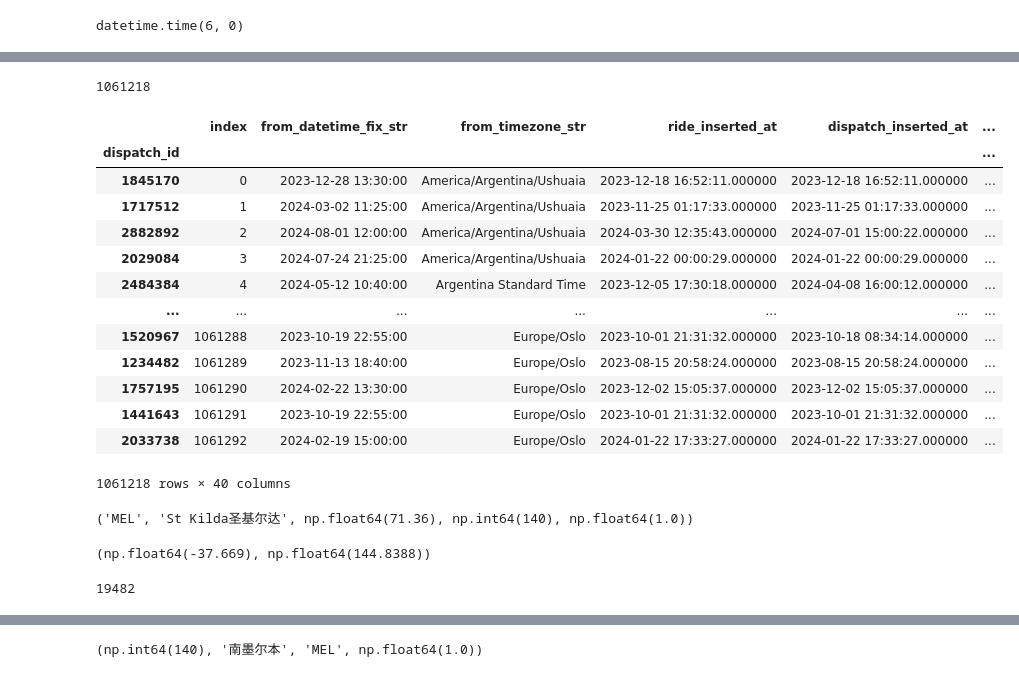
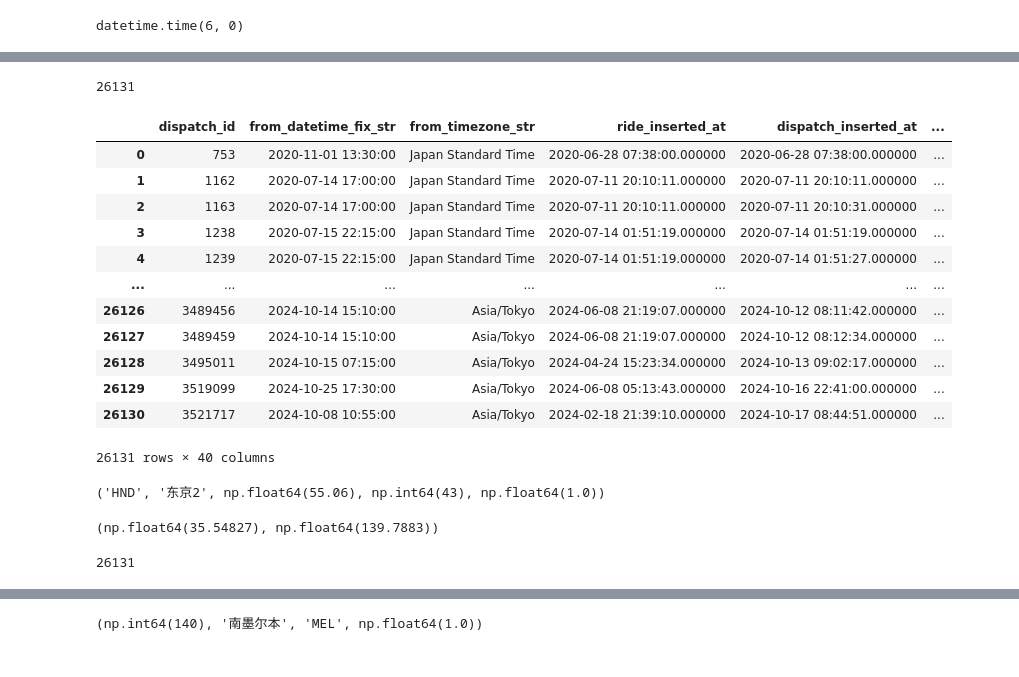
Before and after one commit to Binjian/pricing, a Jupyter notebook: nbs/01.data.database.processing.sql3.ipynb, the cells around one changed output, grey strips where cells are left out. Drawn from its saved outputs; the diff is of its cells as text; code cells hidden in the pictures.

```diff
--- a/nbs/01.data.database.processing.sql3.ipynb
+++ b/nbs/01.data.database.processing.sql3.ipynb
@@ -798,29 +835,29 @@ df_service_areas_fix
 793 rows × 59 columns
 # %%
-dispatch_routes_t = Table('dispatch_feature_routes_2324_sa_fix', sql_metadata2, autoload_with=sql_eng2)
-total_rows = sql_session2.query(dispatch_routes_t).count()
+# dispatch_routes_t = Table('dispatch_feature_routes_2324_sa_fix', sql_metadata, autoload_with=sql_eng)
+dispatch_routes_t = Table('dispatch_feature_routes_tokyo', sql_metadata, autoload_with=sql_eng)
+total_rows = sql_session.query(dispatch_routes_t).count()
 print(total_rows)
 # %% [output]
-1061218
+26131
 # %%
 
-df_dispatch_routes = pd.read_sql(select(dispatch_routes_t), sql_conn2, index_col='dispatch_id')  #sqlite3
+df_dispatch_routes = pd.read_sql(select(dispatch_routes_t), sql_conn) # index_col='dispatch_id')  #sqlite3
 df_dispatch_routes
 # %% [output]
-|  | index | from_datetime_fix_str | from_timezone_str | ride_inserted_at | dispatch_inserted_at | ... |
-| dispatch_id |  |  |  |  |  | ... |
-| 1845170 | 0 | 2023-12-28 13:30:00 | America/Argentina/Ushuaia | 2023-12-18 16:52:11.000000 | 2023-12-18 16:52:11.000000 | ... |
-| 1717512 | 1 | 2024-03-02 11:25:00 | America/Argentina/Ushuaia | 2023-11-25 01:17:33.000000 | 2023-11-25 01:17:33.000000 | ... |
-| 2882892 | 2 | 2024-08-01 12:00:00 | America/Argentina/Ushuaia | 2024-03-30 12:35:43.000000 | 2024-07-01 15:00:22.000000 | ... |
-| 2029084 | 3 | 2024-07-24 21:25:00 | America/Argentina/Ushuaia | 2024-01-22 00:00:29.000000 | 2024-01-22 00:00:29.000000 | ... |
-| 2484384 | 4 | 2024-05-12 10:40:00 | Argentina Standard Time | 2023-12-05 17:30:18.000000 | 2024-04-08 16:00:12.000000 | ... |
+|  | dispatch_id | from_datetime_fix_str | from_timezone_str | ride_inserted_at | dispatch_inserted_at | ... |
+| 0 | 753 | 2020-11-01 13:30:00 | Japan Standard Time | 2020-06-28 07:38:00.000000 | 2020-06-28 07:38:00.000000 | ... |
+| 1 | 1162 | 2020-07-14 17:00:00 | Japan Standard Time | 2020-07-11 20:10:11.000000 | 2020-07-11 20:10:11.000000 | ... |
+| 2 | 1163 | 2020-07-14 17:00:00 | Japan Standard Time | 2020-07-11 20:10:11.000000 | 2020-07-11 20:10:31.000000 | ... |
+| 3 | 1238 | 2020-07-15 22:15:00 | Japan Standard Time | 2020-07-14 01:51:19.000000 | 2020-07-14 01:51:19.000000 | ... |
+| 4 | 1239 | 2020-07-15 22:15:00 | Japan Standard Time | 2020-07-14 01:51:19.000000 | 2020-07-14 01:51:27.000000 | ... |
 | ... | ... | ... | ... | ... | ... | ... |
-| 1520967 | 1061288 | 2023-10-19 22:55:00 | Europe/Oslo | 2023-10-01 21:31:32.000000 | 2023-10-18 08:34:14.000000 | ... |
-| 1234482 | 1061289 | 2023-11-13 18:40:00 | Europe/Oslo | 2023-08-15 20:58:24.000000 | 2023-08-15 20:58:24.000000 | ... |
-| 1757195 | 1061290 | 2024-02-22 13:30:00 | Europe/Oslo | 2023-12-02 15:05:37.000000 | 2023-12-02 15:05:37.000000 | ... |
-| 1441643 | 1061291 | 2023-10-19 22:55:00 | Europe/Oslo | 2023-10-01 21:31:32.000000 | 2023-10-01 21:31:32.000000 | ... |
-| 2033738 | 1061292 | 2024-02-19 15:00:00 | Europe/Oslo | 2024-01-22 17:33:27.000000 | 2024-01-22 17:33:27.000000 | ... |
+| 26126 | 3489456 | 2024-10-14 15:10:00 | Asia/Tokyo | 2024-06-08 21:19:07.000000 | 2024-10-12 08:11:42.000000 | ... |
+| 26127 | 3489459 | 2024-10-14 15:10:00 | Asia/Tokyo | 2024-06-08 21:19:07.000000 | 2024-10-12 08:12:34.000000 | ... |
+| 26128 | 3495011 | 2024-10-15 07:15:00 | Asia/Tokyo | 2024-04-24 15:23:34.000000 | 2024-10-13 09:02:17.000000 | ... |
+| 26129 | 3519099 | 2024-10-25 17:30:00 | Asia/Tokyo | 2024-06-08 05:13:43.000000 | 2024-10-16 22:41:00.000000 | ... |
+| 26130 | 3521717 | 2024-10-08 10:55:00 | Asia/Tokyo | 2024-02-18 21:39:10.000000 | 2024-10-17 08:44:51.000000 | ... |
-1061218 rows × 40 columns
+26131 rows × 40 columns
 # %%
 query_input = df_dispatch_routes.iloc[10000,:]  # 1000
 # query_input = df_dispatch_routes[df_dispatch_routes['service_area_id'] == 133].iloc[0,:]
@@ -830,15 +867,15 @@ query_input['route_start'], query_input['route_end'], query_input['dispatch_amou
 ltt, lng = query_input['start_ltt_lp'], query_input['start_lng_lp']
 ltt, lng
 # %% [output]
-('MEL', 'St Kilda圣基尔达', np.float64(71.36), np.int64(140), np.float64(1.0))
+('HND', '东京2', np.float64(55.06), np.int64(43), np.float64(1.0))
-(np.float64(-37.669), np.float64(144.8388))
+(np.float64(35.54827), np.float64(139.7883))
 # %%
 # df = pd.read_sql(select(dispatch_routes_t),con=sql_conn2)
 # df.head()
 # df.shape
 # %%
 
-routes_t = Table('routes_vehicle_class_2324', sql_metadata2, autoload_with=sql_eng2)
+routes_t = Table('dispatch_feature_routes_tokyo', sql_metadata, autoload_with=sql_eng)
 total_rows = sql_session.query(routes_t).count()
 print(total_rows)
 
@@ -848,7 +885,7 @@ chunk_size=100
 non_cp_count = 0
 routes_q = select(routes_t)
 # %% [output]
-19482
+26131
 # %%
 CostQueryStatus = Enum('CostQueryStatus', 'NoCountryCode NoStateCode NoHistorySamples Success')
 cost_profit = {'cost': None, 'profit': None}
```
Also changed, not shown: parts of 42 cells of this notebook, 5 other files.
